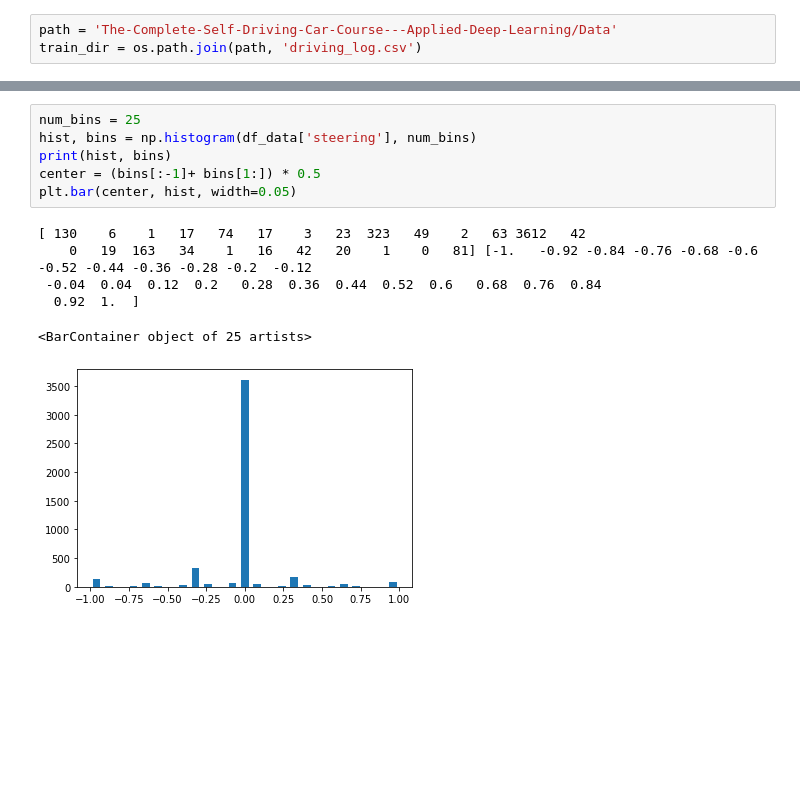
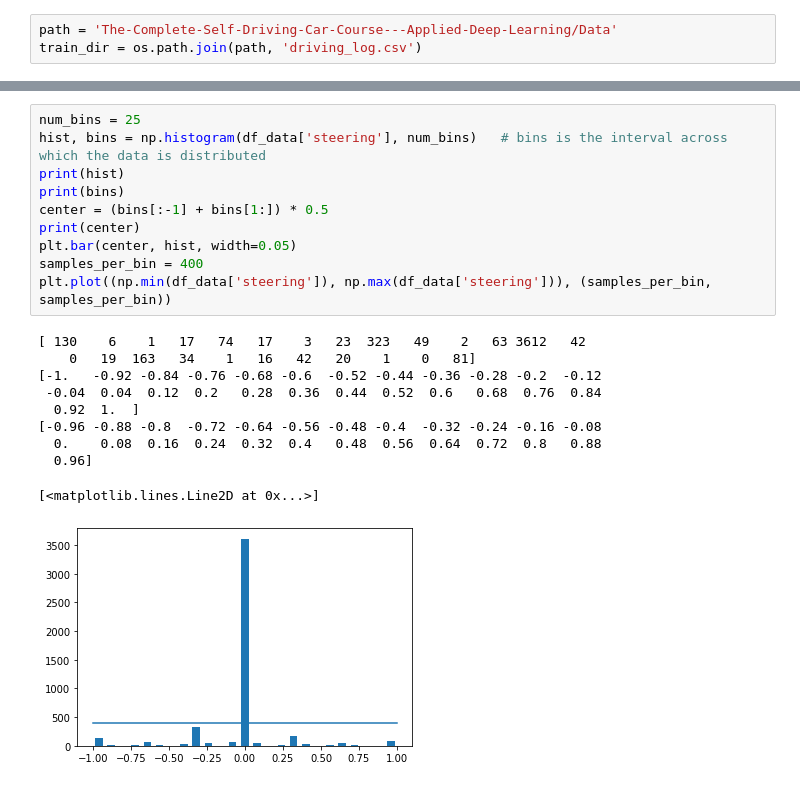
Before and after one commit to YasirHabib/The-Complete-Self-Driving-Car-Course---Applied-Deep-Learning, a Jupyter notebook: Behavioural_clonning.ipynb, the cells around one changed output, grey strips where cells are left out. Saved outputs shown, nothing was run; the diff lists cells and outputs as text; blank space fills up the shorter version.

```diff
--- a/Behavioural_clonning.ipynb
+++ b/Behavioural_clonning.ipynb
@@ -59,14 +61,22 @@ df_data.head()
 | 4 | center_2019_11_30_13_10_08_718.jpg | left_2019_11_30_13_10_08_718.jpg | right_2019_11_30_13_10_08_718.jpg | 0.0 | 0.0 | 0.0 | 0.000082 |
 # %%
 num_bins = 25
-hist, bins = np.histogram(df_data['steering'], num_bins)
-print(hist, bins)
-center = (bins[:-1]+ bins[1:]) * 0.5
+hist, bins = np.histogram(df_data['steering'], num_bins)   # bins is the interval across which the data is distributed
+print(hist)
+print(bins)
+center = (bins[:-1] + bins[1:]) * 0.5
+print(center)
 plt.bar(center, hist, width=0.05)
+samples_per_bin = 400
+plt.plot((np.min(df_data['steering']), np.max(df_data['steering'])), (samples_per_bin, samples_per_bin))
 # %% [output]
 [ 130    6    1   17   74   17    3   23  323   49    2   63 3612   42
-    0   19  163   34    1   16   42   20    1    0   81] [-1.   -0.92 -0.84 -0.76 -0.68 -0.6  -0.52 -0.44 -0.36 -0.28 -0.2  -0.12
+    0   19  163   34    1   16   42   20    1    0   81]
+[-1.   -0.92 -0.84 -0.76 -0.68 -0.6  -0.52 -0.44 -0.36 -0.28 -0.2  -0.12
  -0.04  0.04  0.12  0.2   0.28  0.36  0.44  0.52  0.6   0.68  0.76  0.84
   0.92  1.  ]
+[-0.96 -0.88 -0.8  -0.72 -0.64 -0.56 -0.48 -0.4  -0.32 -0.24 -0.16 -0.08
+  0.    0.08  0.16  0.24  0.32  0.4   0.48  0.56  0.64  0.72  0.8   0.88
+  0.96]
-<BarContainer object of 25 artists>
+[<matplotlib.lines.Line2D at 0x...>]
-[figure, old version]
+[figure, new version]
```
Also changed, not shown: parts of 5 cells of this notebook.
